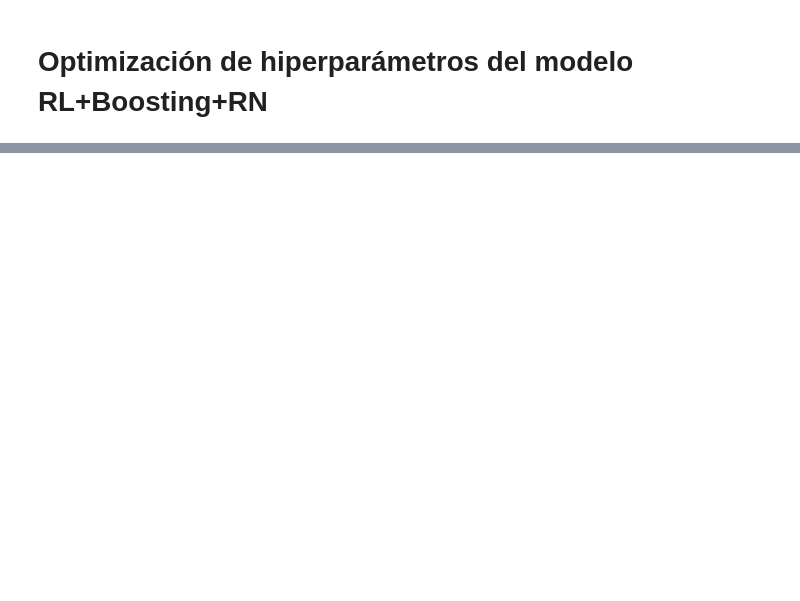
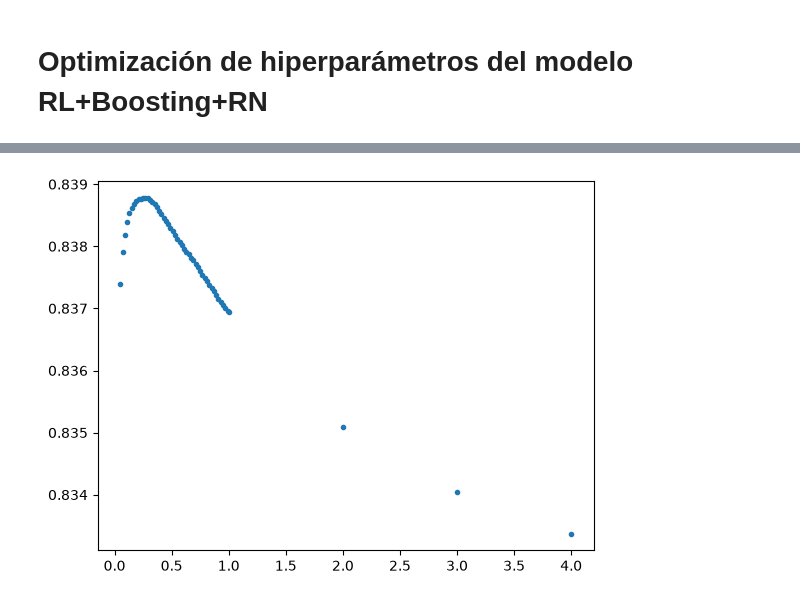
Before and after one commit to TomasCarneroRoldan125/Labo-de-Datos, a Jupyter notebook: TP2/proto.ipynb, the cells around one changed output, grey strips where cells are left out. Cells and saved outputs as stored; diff of their text form; code cells hidden in the pictures; blank space fills up the shorter version.

```diff
--- a/TP2/proto.ipynb
+++ b/TP2/proto.ipynb
@@ -13,19 +13,3 @@ from sklearn.metrics import roc_auc_score
 from sklearn.model_selection import GroupKFold
 from sklearn.pipeline import make_pipeline
 from sklearn.preprocessing import OneHotEncoder, StandardScaler
-# %%
-# función para transformar el dataframe en una matriz de datos utilizable por modelos de scikit-learn
-
-def preparar(df: pd.DataFrame) -> pd.DataFrame:
-    x = df.copy()
-    x["mana_value"] = pd.to_numeric(x["mana_value"], errors="coerce") # valores no convertibles se pasan a NaN
-    x["power_numeric"] = pd.to_numeric(x["power"], errors="coerce")
-    x["toughness_numeric"] = pd.to_numeric(x["toughness"], errors="coerce")
-    x["primary_type"] = x["types"].fillna("").map(
-        lambda tipos: tipos.split(",")[0] if tipos else "Unknown"
-    )
-    x["is_creature"] = x["types"].fillna("").str.contains(
-        "Creature", regex=False  # es una creatura?
-    ).astype(int)
-    x[features_cat] = x[features_cat].fillna("Unknown")
-    return x #Devuelve df con algunas categorías a usar por el modelo
@@ -2787,0 +3212,16 @@ Mejor combinación (0.36 Lin + 0.49 Árb + 0.15 Red) -> AUC: 0.8383
+# %%
+eje_x = [p[0] for p in parametros]
+eje_y = [p[1] for p in parametros]
+
+plt.plot(eje_x, eje_y, '.')
+plt.show()
+
+#parametros = parametros [:-4]
+
+#je_x = [p[0] for p in parametros]
+#eje_y = [p[1] for p in parametros]
+
+#plt.plot(eje_x, eje_y, '.')
+#plt.show()
+# %% [output]
+[figure, added]
```
Also changed, not shown: parts of 30 cells of this notebook, 2 other files.
